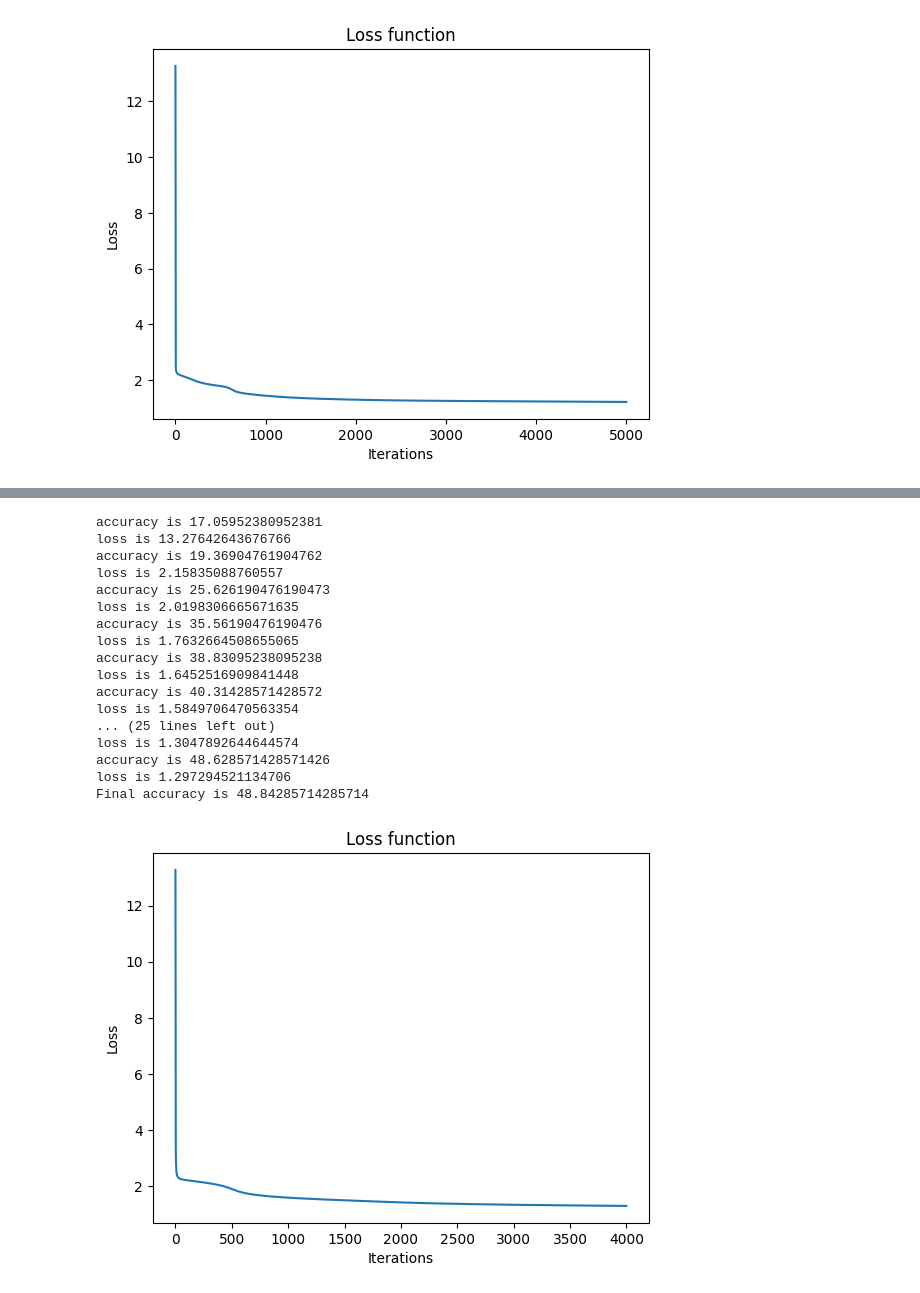
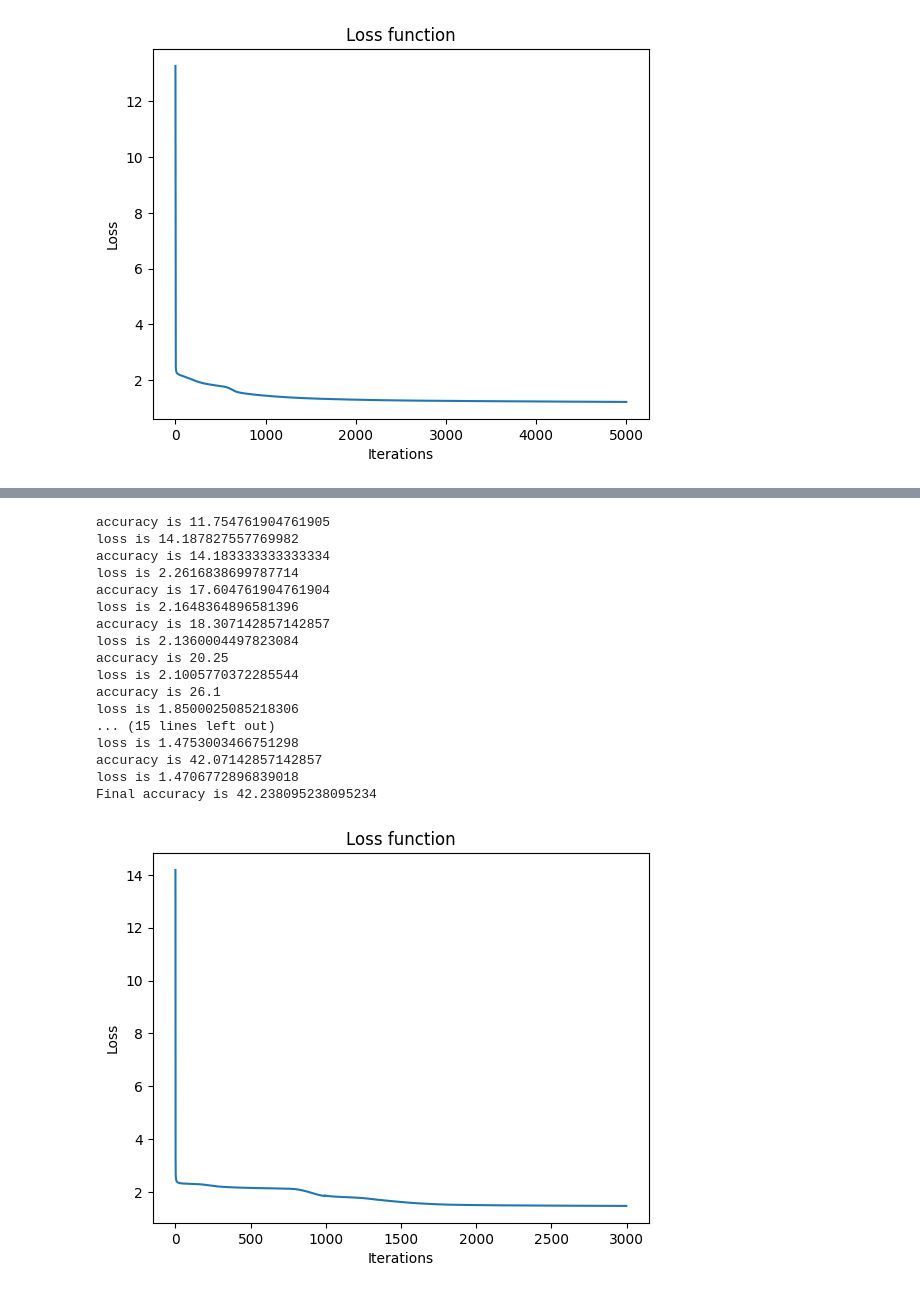
Before and after one commit to praymesh/mnistrecog_numpy, a Jupyter notebook: mnist.ipynb, the cells around one changed output, grey strips where cells are left out. Cells and saved outputs as stored; diff of their text form; code cells hidden in the pictures.

```diff
--- a/mnist.ipynb
+++ b/mnist.ipynb
@@ -279,0 +374,39 @@ Final accuracy is 50.366666666666674
+# %%
+def gradient_descent(x, one_hot_y, alpha, iterations):
+    #W1, W2, b1, b2 = parameters()
+    W1 = params.W1
+    W2 = params.W2
+    b1 = params.b1
+    b2 = params.b2
+    losses = []  # Initialize an empty list to store loss values
+    for i in range(iterations):
+        #forward pass
+        L1, A1, L2, A2 = for_pass(W1, W2, b1, b2, x)
+
+        #backward pass
+        dL2, dW2, db2, dL1, dW1, db1 = back_pass(L2, A2, one_hot_y, W2, A1, x, L1)
+        #weight update
+        W1, W2, b1, b2 = weight_update(W1, W2, b1, b2, dW1, dW2, db1, db2, alpha)
+        # calculating accuracy
+        predictions = get_predictions(A2)
+        accuracy = get_accuracy(predictions, y)
+        loss = compute_loss(A2, one_hot_y)
+        losses.append(loss)  # Store the loss value
+        if i % 200 == 0:
+           print(f"accuracy is {accuracy}")
+           print(f"loss is {loss}")
+    print(f"Final accuracy is {accuracy}")
+    return W1, W2, b1, b2, A2, losses
+
+t = 3 * math.e**(-4)
+W1, W2, b1, b2, A2, losses = gradient_descent(x, one_hot_y, t, 7000)
+L1, A1, L2, A2 = for_pass(W1, W2, b1, b2, x)
+predictions = get_predictions(A2)
+accuracy = get_accuracy(predictions, y)
+#print(f"Final accuracy is {accuracy}")
+
+plt.plot(losses)
+plt.xlabel('Iterations')
+plt.ylabel('Loss')
+plt.title('Loss function')
+plt.show()
@@ -280,31 +432,31 @@ Final accuracy is 50.366666666666674
 # %%
-W1, W2, b1, b2, A2, losses = gradient_descent(x, one_hot_y, 0.1, 4000)
+W1, W2, b1, b2, A2, losses = gradient_descent(x, one_hot_y, 0.23, 3000)
 L1, A1, L2, A2 = for_pass(W1, W2, b1, b2, x)
 predictions = get_predictions(A2)
 accuracy = get_accuracy(predictions, y)
 #print(f"Final accuracy is {accuracy}")
 
 plt.plot(losses)
 plt.xlabel('Iterations')
 plt.ylabel('Loss')
 plt.title('Loss function')
 plt.show()
 # %% [output]
-accuracy is 17.05952380952381
-loss is 13.27642643676766
-accuracy is 19.36904761904762
-loss is 2.15835088760557
-accuracy is 25.626190476190473
-loss is 2.0198306665671635
-accuracy is 35.56190476190476
-loss is 1.7632664508655065
-accuracy is 38.83095238095238
-loss is 1.6452516909841448
-accuracy is 40.31428571428572
-loss is 1.5849706470563354
-... (25 lines left out)
-loss is 1.3047892644644574
-accuracy is 48.628571428571426
-loss is 1.297294521134706
-Final accuracy is 48.84285714285714
+accuracy is 11.754761904761905
+loss is 14.187827557769982
+accuracy is 14.183333333333334
+loss is 2.2616838699787714
+accuracy is 17.604761904761904
+loss is 2.1648364896581396
+accuracy is 18.307142857142857
+loss is 2.1360004497823084
+accuracy is 20.25
+loss is 2.1005770372285544
+accuracy is 26.1
+loss is 1.8500025085218306
+... (15 lines left out)
+loss is 1.4753003466751298
+accuracy is 42.07142857142857
+loss is 1.4706772896839018
+Final accuracy is 42.238095238095234
-[figure, old version]
+[figure, new version]
```
Also changed, not shown: parts of 5 cells of this notebook.
